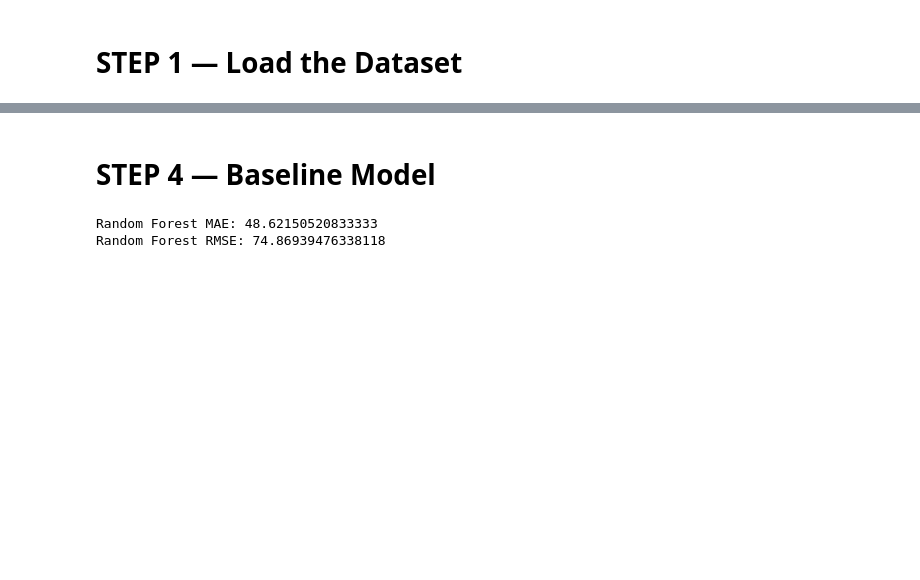
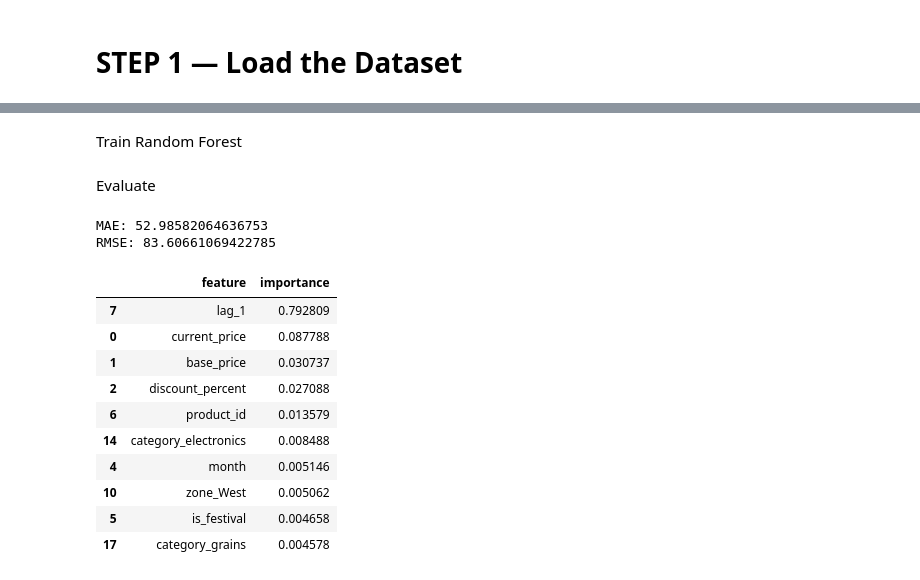
Before and after one commit to MithunSrinivas28/Fluxo_AI_Supplychain, a Jupyter notebook: demand_forecasting_model.ipynb, the cells around one changed output, grey strips where cells are left out. Cells and saved outputs as stored; diff of their text form; code cells hidden in the pictures; blank space fills up the shorter version.

```diff
--- a/demand_forecasting_model.ipynb
+++ b/demand_forecasting_model.ipynb
@@ -50,28 +122,48 @@ test = pd.get_dummies(test, columns=["zone", "warehouse", "category"], drop_firs
 train, test = train.align(test, join="left", axis=1, fill_value=0)
-# %% [markdown]
-# STEP 4 — Baseline Model
+# %% [markdown]
+Train Random Forest
+# %%
+from sklearn.ensemble import RandomForestRegressor
+
+rf_model = RandomForestRegressor(
+    n_estimators=200,
+    random_state=42,
+    n_jobs=-1
+)
+
+rf_model.fit(train, y_train)
+
+predictions = rf_model.predict(test)
+# %% [markdown]
+Evaluate
 # %%
-from sklearn.ensemble import RandomForestRegressor
-
-rf_model = RandomForestRegressor(
-    n_estimators=100,
-    max_depth=None,
-    random_state=42,
-    n_jobs=-1
-)
-
-rf_model.fit(X_train, y_train)
-
-rf_predictions = rf_model.predict(X_test)
-
 from sklearn.metrics import mean_absolute_error, mean_squared_error
 import numpy as np
 
-rf_mae = mean_absolute_error(y_test, rf_predictions)
-rf_rmse = np.sqrt(mean_squared_error(y_test, rf_predictions))
+mae = mean_absolute_error(y_test, predictions)
+rmse = np.sqrt(mean_squared_error(y_test, predictions))
 
-print("Random Forest MAE:", rf_mae)
-print("Random Forest RMSE:", rf_rmse)
+print("MAE:", mae)
+print("RMSE:", rmse)
 # %% [output]
-Random Forest MAE: 48.62150520833333
-Random Forest RMSE: 74.86939476338118
+MAE: 52.98582064636753
+RMSE: 83.60661069422785
+# %%
+feature_importance = pd.DataFrame({
+    "feature": train.columns,
+    "importance": rf_model.feature_importances_
+}).sort_values(by="importance", ascending=False)
+
+feature_importance.head(10)
+# %% [output]
+|  | feature | importance |
+| 7 | lag_1 | 0.792809 |
+| 0 | current_price | 0.087788 |
+| 1 | base_price | 0.030737 |
+| 2 | discount_percent | 0.027088 |
+| 6 | product_id | 0.013579 |
+| 14 | category_electronics | 0.008488 |
+| 4 | month | 0.005146 |
+| 10 | zone_West | 0.005062 |
+| 5 | is_festival | 0.004658 |
+| 17 | category_grains | 0.004578 |
```
Also changed, not shown: parts of 13 cells of this notebook.
